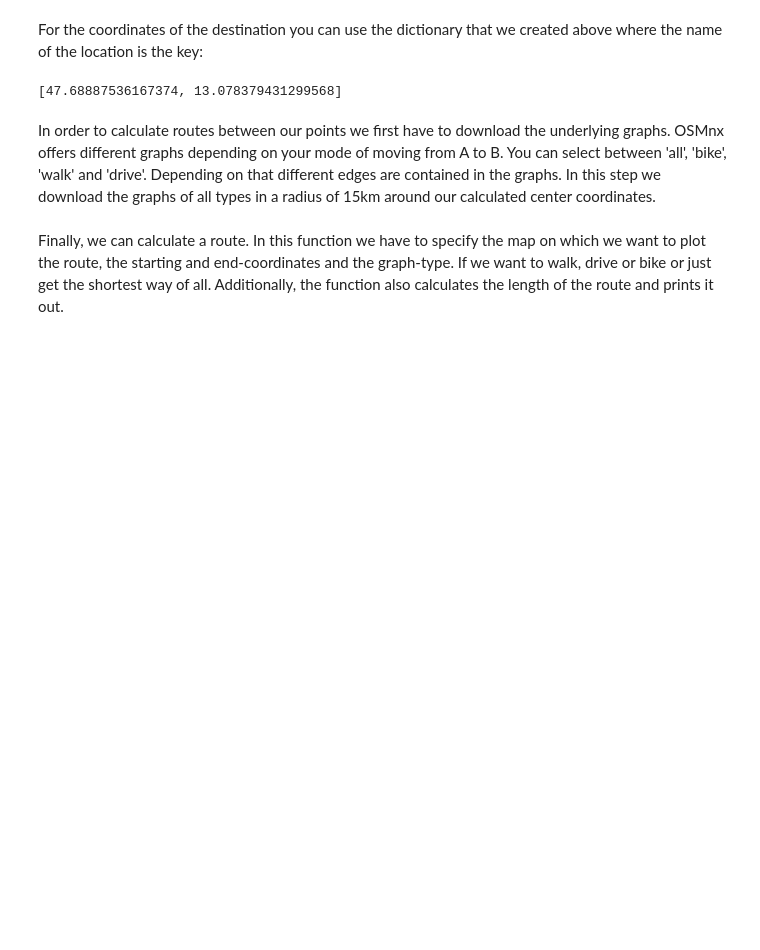
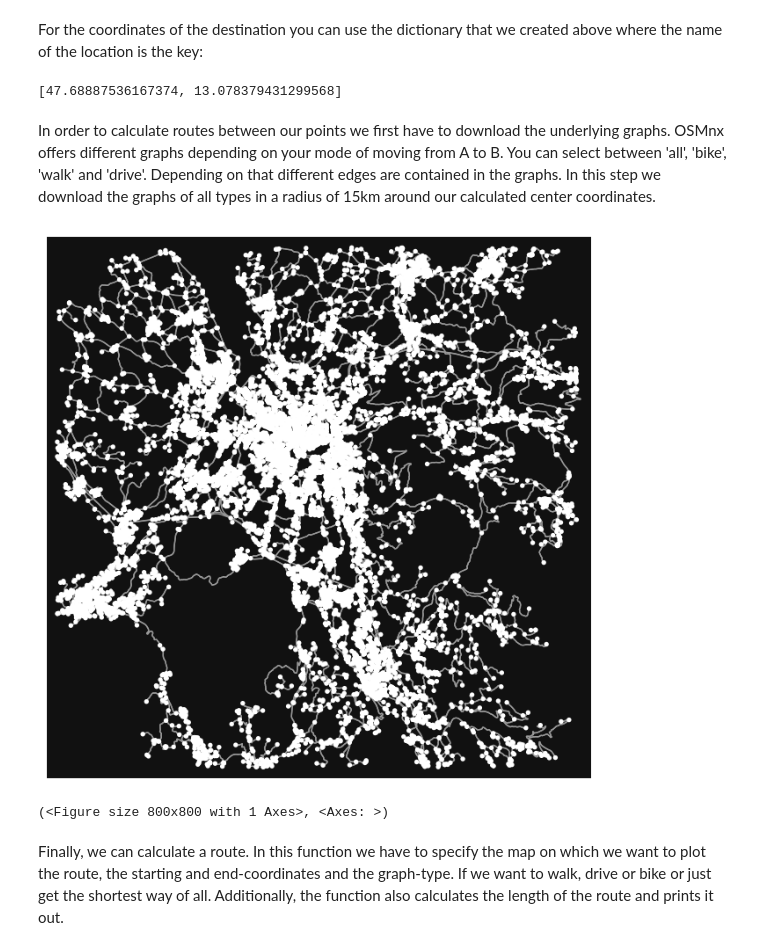
Before and after one commit to LukasScharf/Final_Project_softwareDev_group3, a Jupyter notebook: Final_proj.ipynb, the cells around one changed output. Drawn from its saved outputs; the diff is of its cells as text; code cells hidden in the pictures; blank space fills up the shorter version.

```diff
--- a/Final_proj.ipynb
+++ b/Final_proj.ipynb
@@ -98,5 +100,11 @@ graph_walk = ox.graph_from_point(tuple(centerCoord), dist = radius, network_type
 # drive
 graph_drive = ox.graph_from_point(tuple(centerCoord), dist = radius, network_type='drive')
+# %%
+# visualize the graph (drive graph as an example)
+ox.plot.plot_graph(graph_drive)
+# %% [output]
+[figure, added]
+(<Figure size 800x800 with 1 Axes>, <Axes: >)
 # %% [markdown]
 Finally, we can calculate a route. In this function we have to specify the map on which we want to plot the route, the starting and end-coordinates and the graph-type. If we want to walk, drive or bike or just get the shortest way of all. Additionally, the function also calculates the length of the route and prints it out.
 # %%
```
Also changed, not shown: parts of 8 cells of this notebook, 2 other files.
